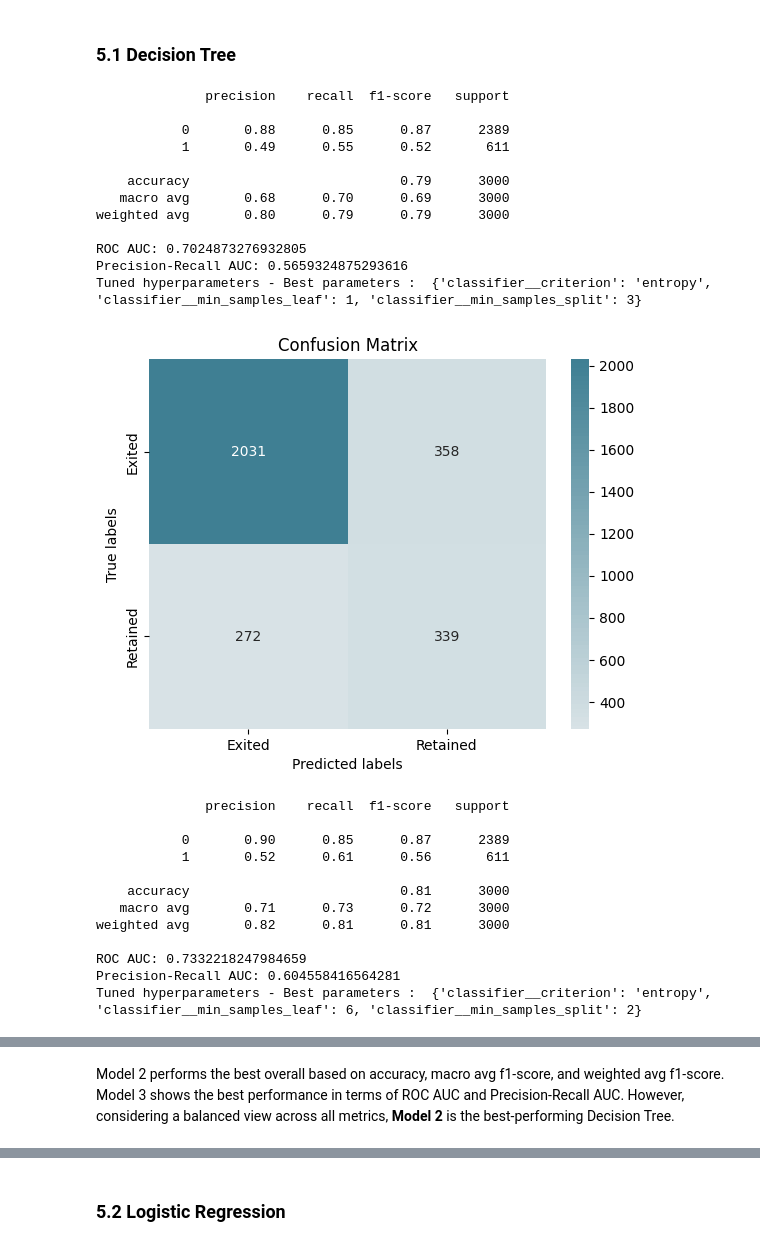
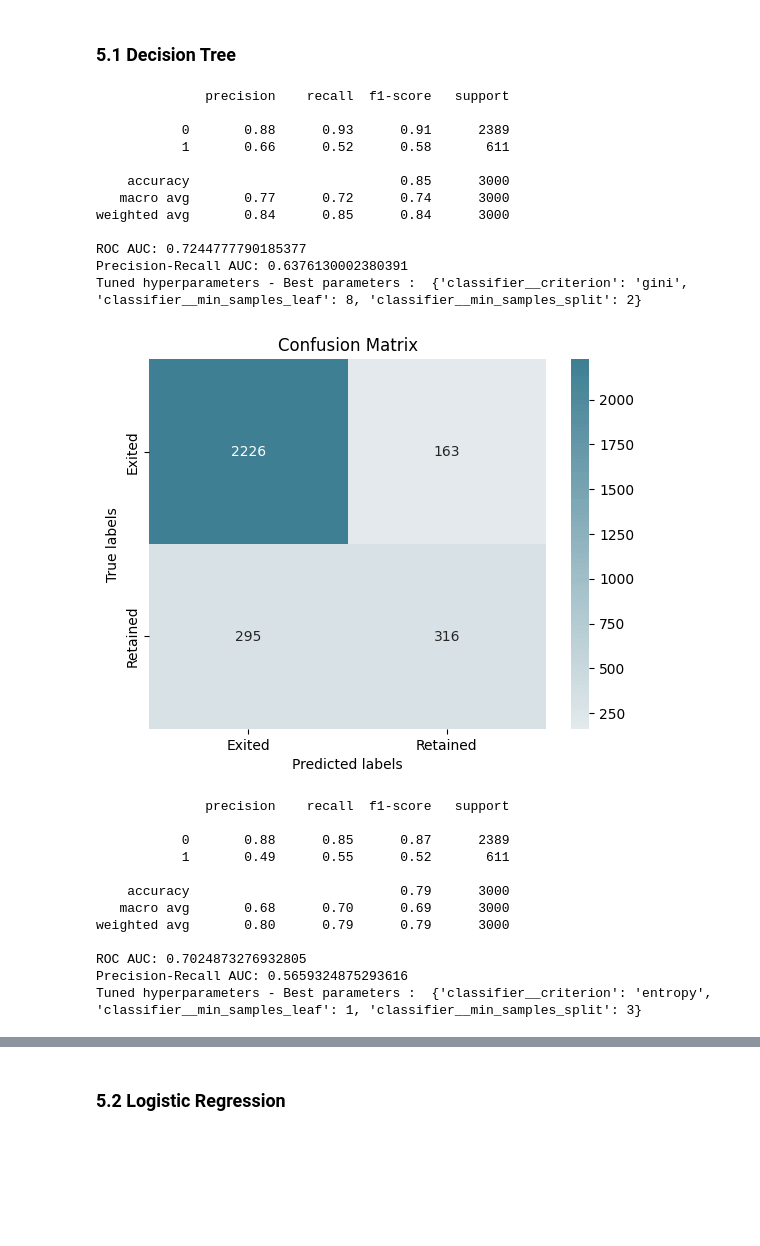
Before and after one commit to Abderrahmane-Chafi/BankCustomerChurnAnalysis, a Jupyter notebook: notebook794dc85e40.ipynb, the cells around one changed output, grey strips where cells are left out. Cells and saved outputs as stored; diff of their text form; code cells hidden in the pictures; blank space fills up the shorter version.

```diff
--- a/notebook794dc85e40.ipynb
+++ b/notebook794dc85e40.ipynb
@@ -421,3 +423,18 @@ plt.show()
 [figure]
 # %% [markdown]
 This correlation matrix shows the relationships between various client features. A strong positive correlation (close to 1.0) means that as one feature increases, the other also tends to increase. A strong negative correlation (close to -1.0) means that as one feature increases, the other tends to decrease. Key observations include strong negative correlations between male and female clients, and between certain membership tiers like DIAMOND, GOLD, PLATINUM, and SILVER. Additionally, features like "Exited" and "Complain" show meaningful correlations with other variables, suggesting factors that could influence customer retention and satisfaction.
+# %%
+fig, axes = plt.subplots(1, 3, figsize=(14, 5))
+
+columns = ['Age', 'Balance', 'NumOfProducts']
+titles = ['Age', 'Balance', 'Number of Products']
+background_color = '#d3d3d3'
+
+for ax, column, title, color in zip(axes.flatten(), columns, titles, colors):
+    box = df[[column]].boxplot(ax=ax, patch_artist=True, boxprops=dict(facecolor=color))
+    ax.set_facecolor(background_color)
+    ax.set_title(f"Box plot {title.lower()}", loc='center')
+    ax.set_ylabel("")
+
+plt.tight_layout()
+plt.show()
@@ -431,7 +452,7 @@ wb = Workbook()
 ws = wb.active
 ws.append(['Model', 'X Features', 'Data-level Method', 'Precision (Exited)', 'Recall (Exited)',
            'F1-score (Exited)', 'Precision (Retained)', 'Recall (Retained)', 'F1-score (Retained)',
-           'ROC AUC', 'PR AUC', 'Confusion Matrix', 'Best Hyperparameters'])
+           'ROC AUC', 'PR AUC', 'accuracy','weighted_avg_precision','weighted_avg_recall','weighted_avg_f1_score','Confusion Matrix', 'Best Hyperparameters'])
 
 def record_results(model_name, X_desc, data_method, report, roc_auc, pr_auc, cm, best_params):
     precision_exited = report['0']['precision']
@@ -440,8 +461,14 @@ def record_results(model_name, X_desc, data_method, report, roc_auc, pr_auc, cm,
     precision_retained = report['1']['precision']
     recall_retained = report['1']['recall']
     f1_score_retained = report['1']['f1-score']
+    accuracy = report['accuracy']
+    weighted_avg_precision = report['weighted avg']['precision']
+    weighted_avg_recall = report['weighted avg']['recall']
+    weighted_avg_f1_score = report['weighted avg']['f1-score']
     ws.append([model_name, X_desc, data_method, precision_exited, recall_exited, f1_score_exited,
-               precision_retained, recall_retained, f1_score_retained, roc_auc, pr_auc, str(cm.tolist()), str(best_params)])
+               precision_retained, recall_retained, f1_score_retained, roc_auc, pr_auc,
+               accuracy, weighted_avg_precision, weighted_avg_recall, weighted_avg_f1_score,
+               str(cm.tolist()), str(best_params)])
 # %%
 def plot_confusion_matrix(y,y_predict):
     "this function plots the confusion matrix"
@@ -504,55 +531,60 @@ parameters_tree = {
     'classifier__criterion': ['gini', 'entropy'],
     'classifier__min_samples_leaf': [1, 2, 4, 6, 8],
     'classifier__min_samples_split': [2, 3, 4, 5, 6, 7],
 }
+
+pipeline_tree= Pipeline([
+    ('scaler', StandardScaler()),
+    ('classifier', DecisionTreeClassifier(random_state=42))
+])
 
 pipeline_tree_smote = Pipeline([
     ('scaler', StandardScaler()),
     ('smote', SMOTE(random_state=42)),
     ('classifier', DecisionTreeClassifier(random_state=42))
 ])
 
 pipeline_tree_over = Pipeline([
     ('scaler', StandardScaler()),
     ('oversample', RandomOverSampler(random_state=42)),
     ('classifier', DecisionTreeClassifier(random_state=42))
 ])
 
 pipeline_tree_under = Pipeline([
     ('scaler', StandardScaler()),
     ('undersample', RandomUnderSampler(random_state=42)),
     ('classifier', DecisionTreeClassifier(random_state=42))
 ])
 
-
-run_grid_search("Decision Tree",X_train, Y_train, X_test, Y_test, pipeline_tree_over, parameters_tree, 'Oversampling')
-run_grid_search("Decision Tree",X_train, Y_train, X_test, Y_test, pipeline_tree_smote, parameters_tree, 'SMOTE')
-run_grid_search("Decision Tree",X_train, Y_train, X_test, Y_test, pipeline_tree_under, parameters_tree, 'Undersampling')
+run_grid_search("Decision Tree",X_train, Y_train, X_test, Y_test, pipeline_tree, parameters_tree, 'None')
+run_grid_search("Decision Tree(Oversampling)",X_train, Y_train, X_test, Y_test, pipeline_tree_over, parameters_tree, 'Oversampling')
+run_grid_search("Decision Tree(SMOTE)",X_train, Y_train, X_test, Y_test, pipeline_tree_smote, parameters_tree, 'SMOTE')
+run_grid_search("Decision Tree(Undersampling)",X_train, Y_train, X_test, Y_test, pipeline_tree_under, parameters_tree, 'Undersampling')
 
 wb.save('model_comparison.xlsx')
 # %% [output]
               precision    recall  f1-score   support
 
-           0       0.88      0.85      0.87      2389
-           1       0.49      0.55      0.52       611
+           0       0.88      0.93      0.91      2389
+           1       0.66      0.52      0.58       611
 
-    accuracy                           0.79      3000
-   macro avg       0.68      0.70      0.69      3000
-weighted avg       0.80      0.79      0.79      3000
+    accuracy                           0.85      3000
+   macro avg       0.77      0.72      0.74      3000
+weighted avg       0.84      0.85      0.84      3000
 
-ROC AUC: 0.7024873276932805
-Precision-Recall AUC: 0.5659324875293616
-Tuned hyperparameters - Best parameters :  {'classifier__criterion': 'entropy', 'classifier__min_samples_leaf': 1, 'classifier__min_samples_split': 3}
+ROC AUC: 0.7244777790185377
+Precision-Recall AUC: 0.6376130002380391
+Tuned hyperparameters - Best parameters :  {'classifier__criterion': 'gini', 'classifier__min_samples_leaf': 8, 'classifier__min_samples_split': 2}
-[figure, old version]
+[figure, new version]
               precision    recall  f1-score   support
 
-           0       0.90      0.85      0.87      2389
-           1       0.52      0.61      0.56       611
+           0       0.88      0.85      0.87      2389
+           1       0.49      0.55      0.52       611
 
-    accuracy                           0.81      3000
-   macro avg       0.71      0.73      0.72      3000
-weighted avg       0.82      0.81      0.81      3000
+    accuracy                           0.79      3000
+   macro avg       0.68      0.70      0.69      3000
+weighted avg       0.80      0.79      0.79      3000
 
-ROC AUC: 0.7332218247984659
-Precision-Recall AUC: 0.604558416564281
-Tuned hyperparameters - Best parameters :  {'classifier__criterion': 'entropy', 'classifier__min_samples_leaf': 6, 'classifier__min_samples_split': 2}
+ROC AUC: 0.7024873276932805
+Precision-Recall AUC: 0.5659324875293616
+Tuned hyperparameters - Best parameters :  {'classifier__criterion': 'entropy', 'classifier__min_samples_leaf': 1, 'classifier__min_samples_split': 3}
@@ -573,2 +617,0 @@ Tuned hyperparameters - Best parameters :  {'classifier__criterion': 'gini', 'cl
-# %% [markdown]
-Model 2 performs the best overall based on accuracy, macro avg f1-score, and weighted avg f1-score. Model 3 shows the best performance in terms of ROC AUC and Precision-Recall AUC. However, considering a balanced view across all metrics, **Model 2** is the best-performing Decision Tree.
```
Also changed, not shown: parts of 20 cells of this notebook.
